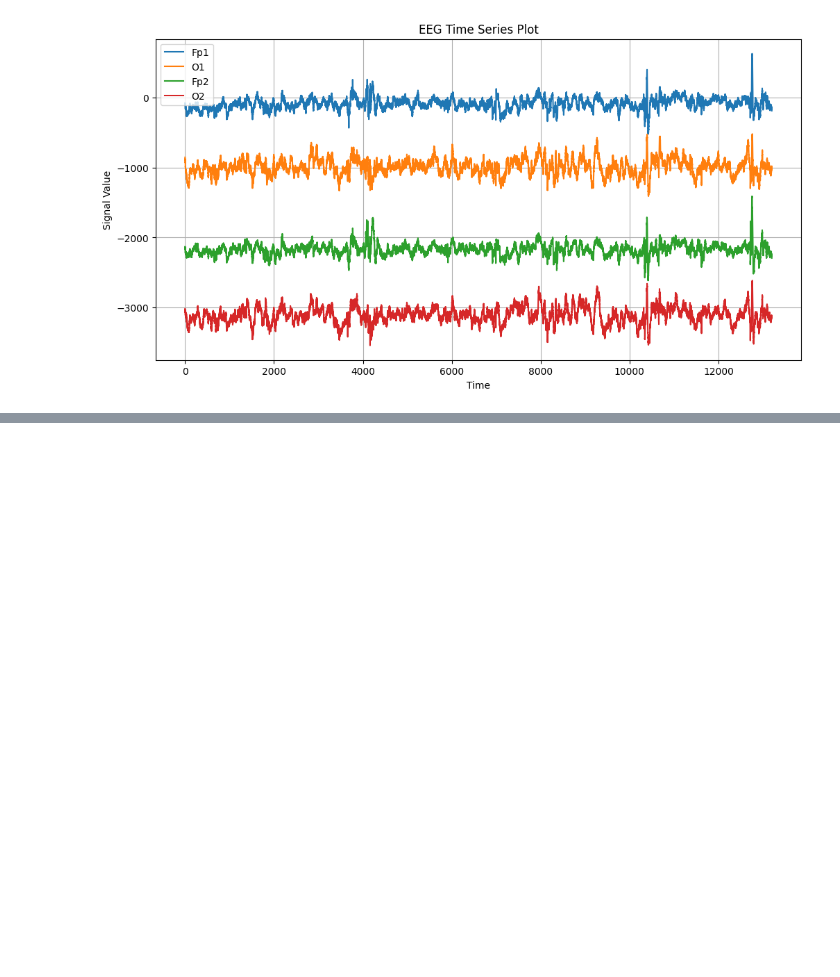
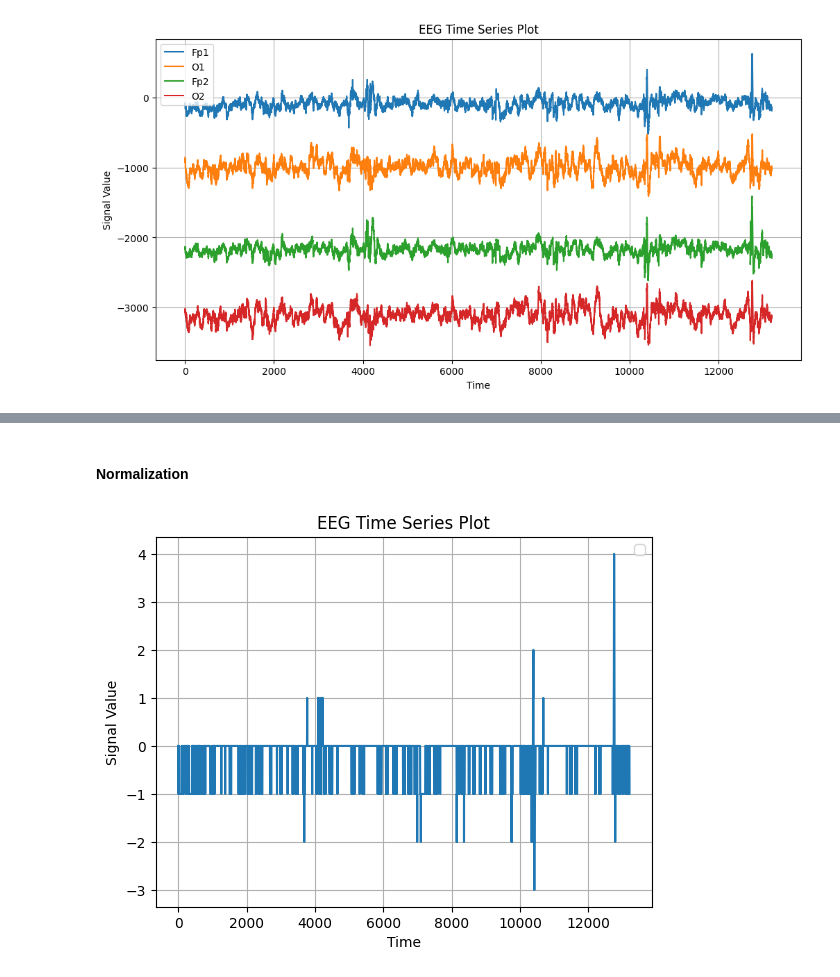
Before and after one commit to cwwelch/brain-waves-classification, a Jupyter notebook: doc.ipynb, the cells around one changed output, grey strips where cells are left out. Saved outputs shown, nothing was run; the diff lists cells and outputs as text; code cells hidden in the pictures; blank space fills up the shorter version.

```diff
--- a/doc.ipynb
+++ b/doc.ipynb
@@ -91,0 +150,22 @@ plot_time_series(df1, cons.IMPT_ELECTRODES)
+# %%
+# Adding Noise
+# _, nice_tone = generate_sine_wave(400, cons.SAMPLE_RATE, cons.DURATION)
+_, nice_tone = df1.index, df1['Fp1'].values.astype('float32')
+_, noise_tone = generate_sine_wave(10, SAMPLE_RATE, DURATION)
+noise_tone = noise_tone * 0.3
+
+mixed_tone = nice_tone + noise_tone
+# %% [markdown]
+#### Normalization
+# %%
+normalized_tone = np.int16((mixed_tone / mixed_tone.max()) * 4)
+
+plt.plot(normalized_tone[:])
+plt.xlabel('Time')
+plt.ylabel('Signal Value')
+plt.title('EEG Time Series Plot')
+plt.legend()
+plt.grid()
+plt.show()
+# %% [output]
+[figure, added]
```
Also changed, not shown: parts of 25 cells of this notebook, 1 other file.
